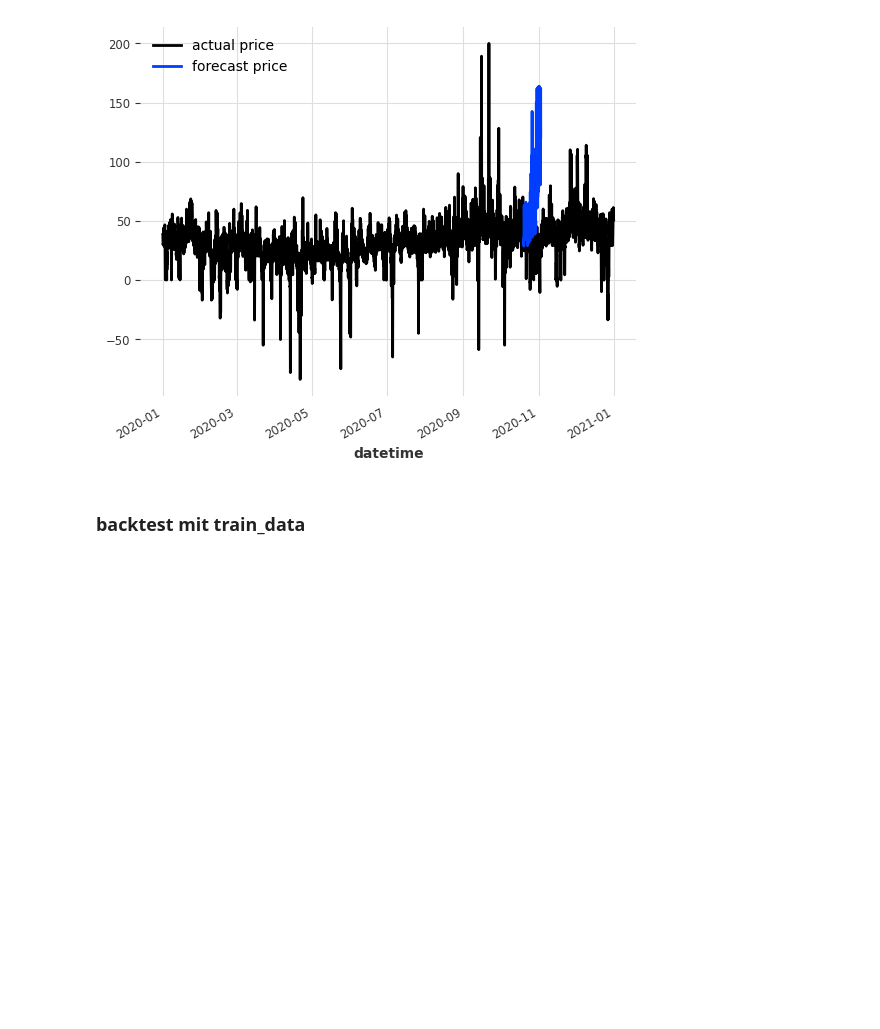
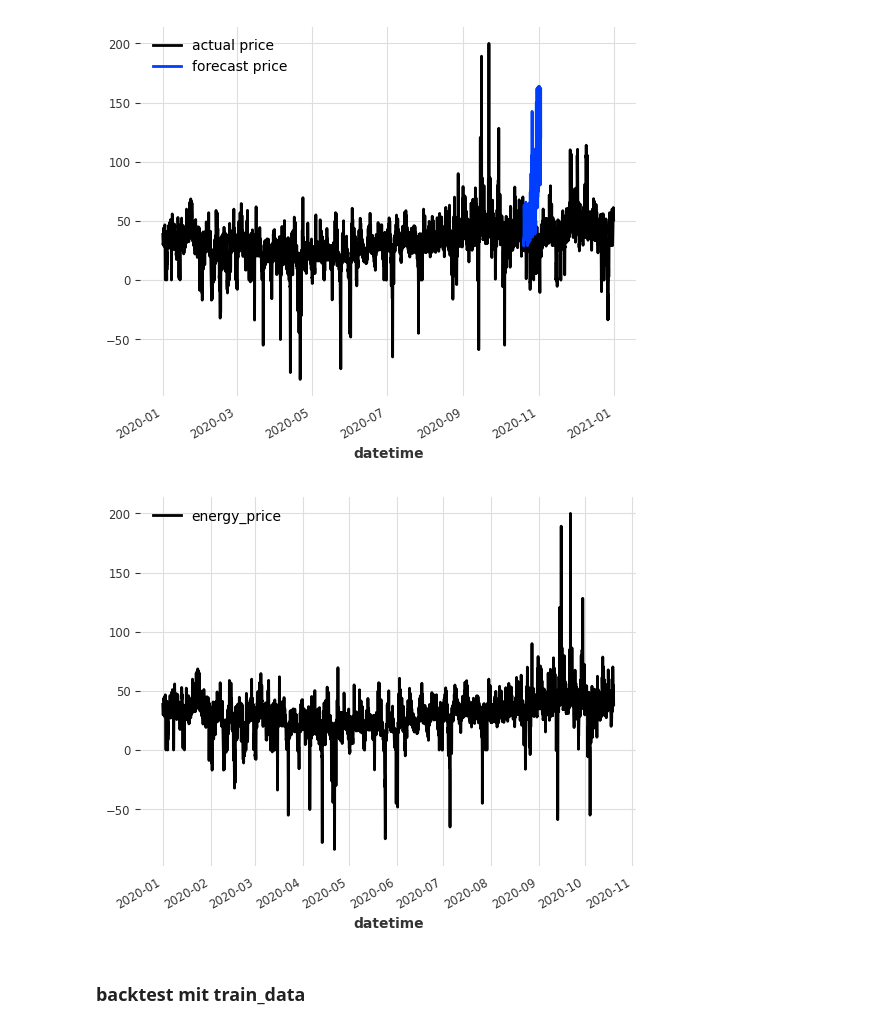
Before and after one commit to M-123-456/team-6-energy-costs, a Jupyter notebook: correlationBekki.ipynb, the cells around one changed output. Cells and saved outputs as stored; diff of their text form; code cells hidden in the pictures; blank space fills up the shorter version.

```diff
--- a/correlationBekki.ipynb
+++ b/correlationBekki.ipynb
@@ -944,6 +944,10 @@ series.plot(label='actual price')
 pred.plot(label='forecast price')
 # %% [output]
 [figure]
+# %%
+train_data.plot()
+# %% [output]
+[figure, added]
 # %% [markdown]
 ### backtest mit train_data
 # %%
```
Also changed, not shown: parts of 71 cells of this notebook.
